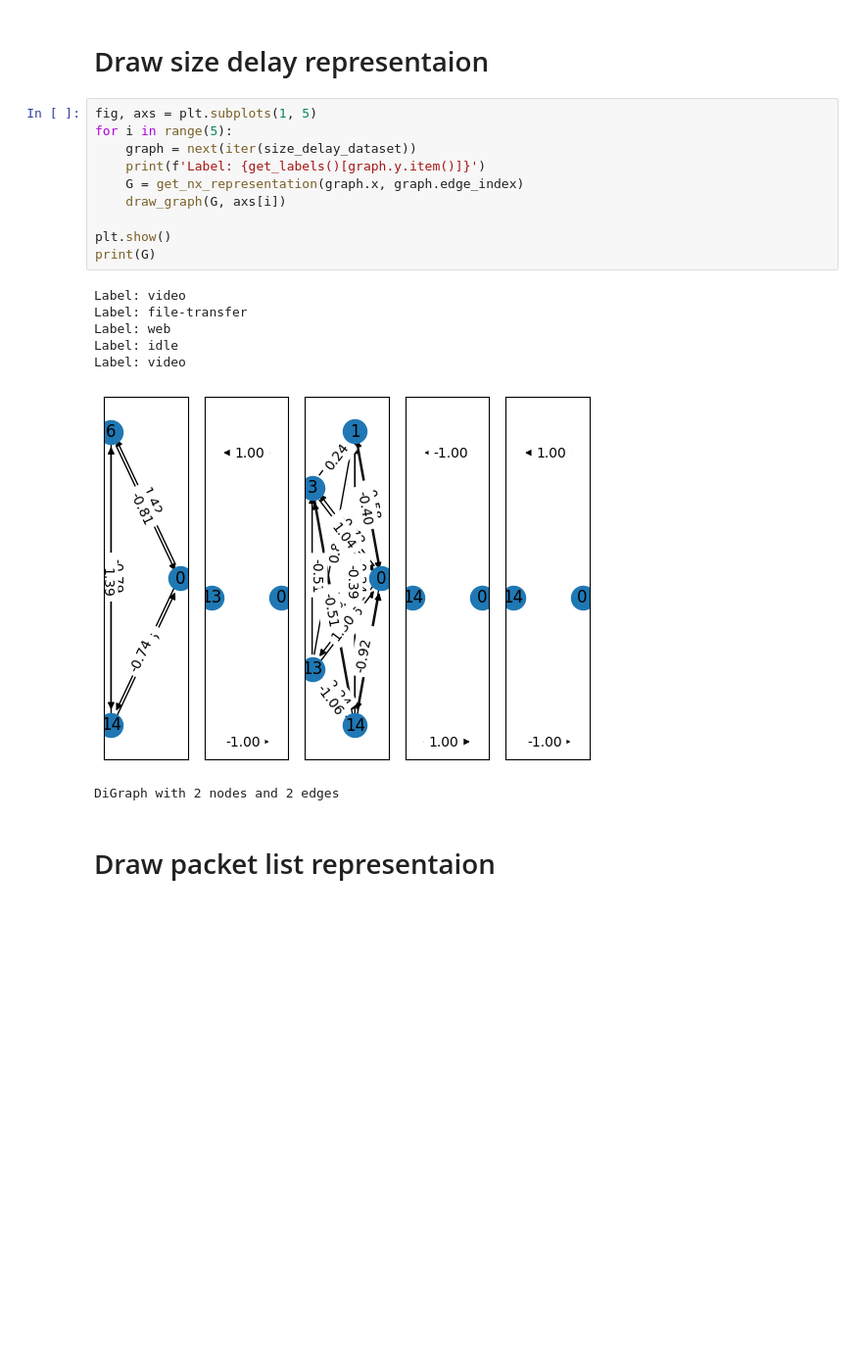
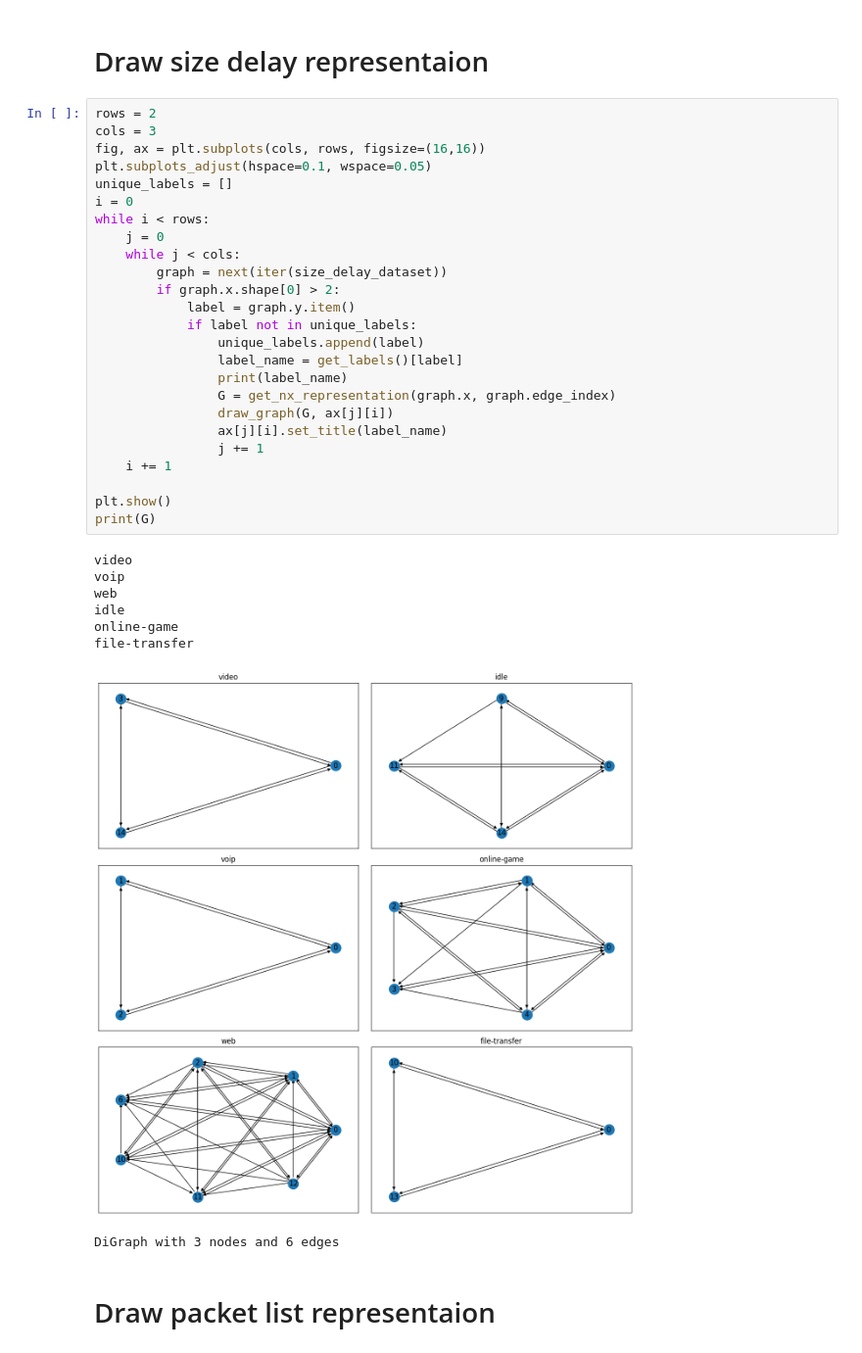
Before and after one commit to maciej-wieczorek/inzynierka, a Jupyter notebook: src/graph_drawer.ipynb, the cells around one changed output. Shown at 98% size. Drawn from its saved outputs; the diff is of its cells as text; blank space fills up the shorter version.

```diff
--- a/src/graph_drawer.ipynb
+++ b/src/graph_drawer.ipynb
@@ -24,23 +25,39 @@ Balanced to: 3224
 Balanced to: 20098
 # %% [markdown]
 # Draw size delay representaion
-# %%
-fig, axs = plt.subplots(1, 5)
-for i in range(5):
-    graph = next(iter(size_delay_dataset))
-    print(f'Label: {get_labels()[graph.y.item()]}')
-    G = get_nx_representation(graph.x, graph.edge_index)
-    draw_graph(G, axs[i])
-
-plt.show()
-print(G)
-# %% [output]
-Label: video
-Label: file-transfer
-Label: web
-Label: idle
-Label: video
-[figure, removed]
-DiGraph with 2 nodes and 2 edges
+# %%
+rows = 2
+cols = 3
+fig, ax = plt.subplots(cols, rows, figsize=(16,16))
+plt.subplots_adjust(hspace=0.1, wspace=0.05)
+unique_labels = []
+i = 0
+while i < rows:
+    j = 0
+    while j < cols:
+        graph = next(iter(size_delay_dataset))
+        if graph.x.shape[0] > 2:
+            label = graph.y.item()
+            if label not in unique_labels:
+                unique_labels.append(label)
+                label_name = get_labels()[label]
+                print(label_name)
+                G = get_nx_representation(graph.x, graph.edge_index)
+                draw_graph(G, ax[j][i])
+                ax[j][i].set_title(label_name)
+                j += 1
+    i += 1
+
+plt.show()
+print(G)
+# %% [output]
+video
+voip
+web
+idle
+online-game
+file-transfer
+[figure, added]
+DiGraph with 3 nodes and 6 edges
 # %% [markdown]
 # Draw packet list representaion
```
Also changed, not shown: parts of 3 cells of this notebook, 7 other files.
